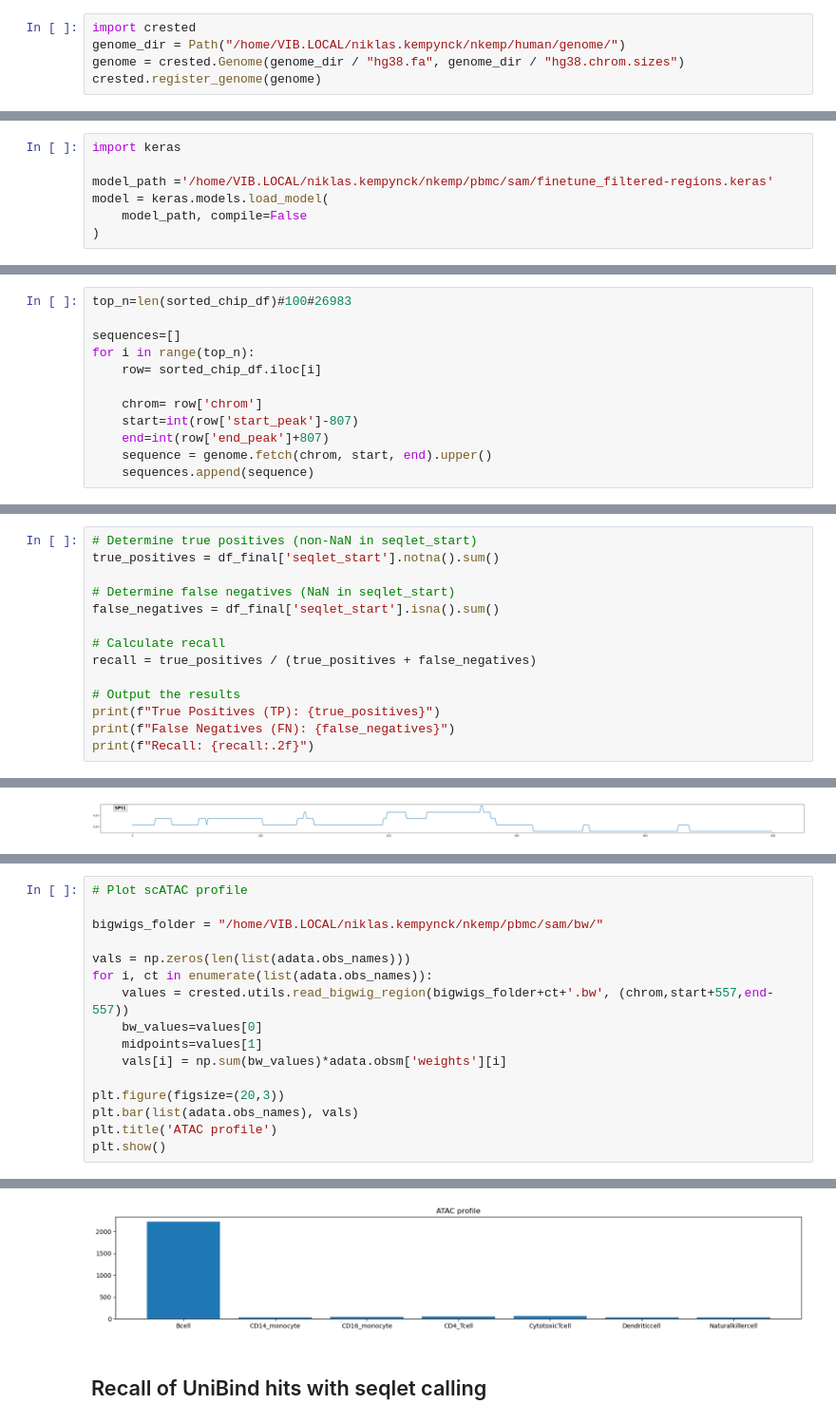
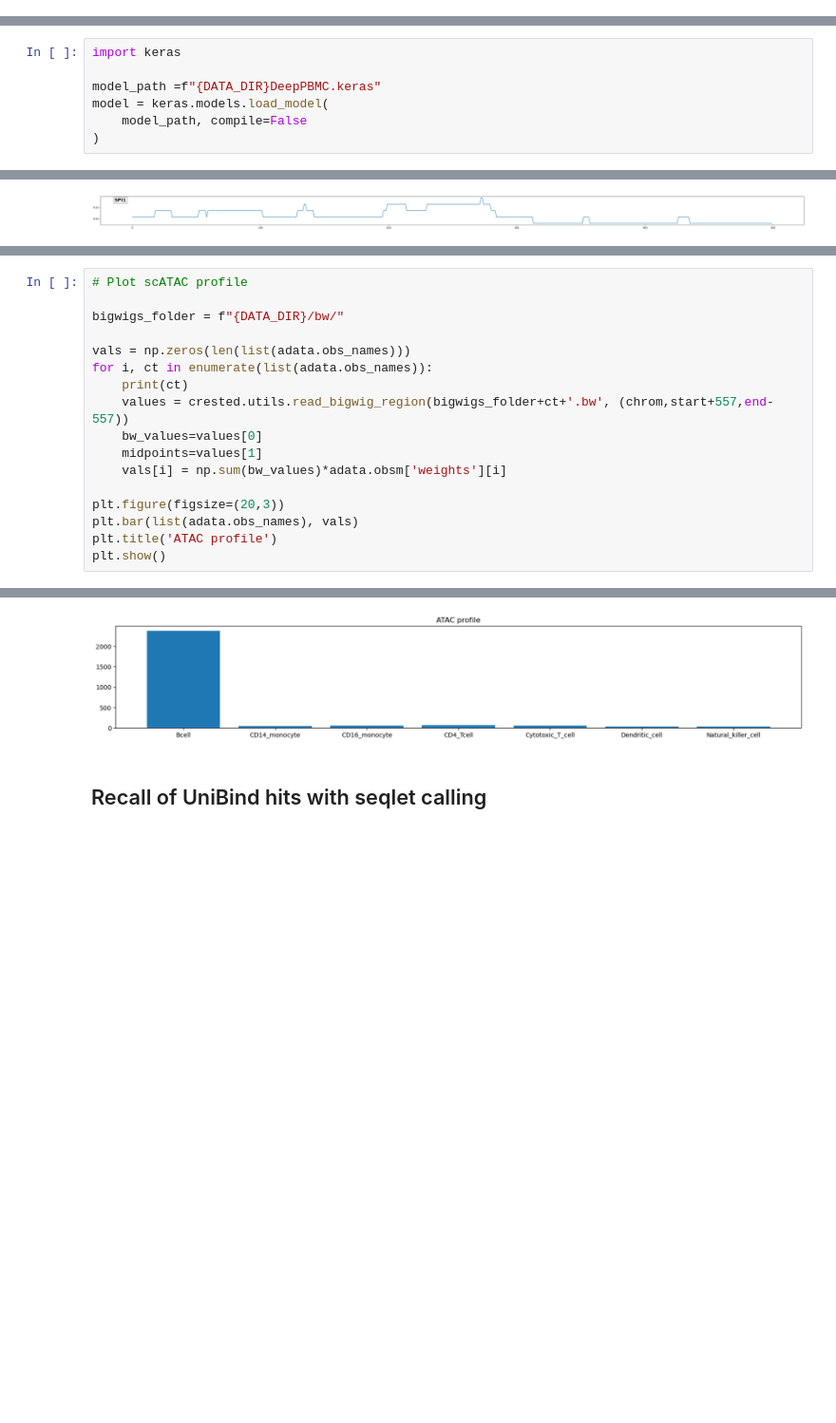
Before and after one commit to aertslab/CREsted-paper, a Jupyter notebook: Figure_3/chip_seq_analysis.ipynb, the cells around one changed output, grey strips where cells are left out. Shown at 95% size. Drawn from its saved outputs; the diff is of its cells as text; blank space fills up the shorter version.

Commit message:
chip-seq notebook finalized

```diff
--- a/Figure_3/chip_seq_analysis.ipynb
+++ b/Figure_3/chip_seq_analysis.ipynb
@@ -123,5 +41,0 @@ chromsizes_file = "/home/VIB.LOCAL/niklas.kempynck/nkemp/human/genome/hg38.chrom
-# %%
-import crested
-genome_dir = Path("/home/VIB.LOCAL/niklas.kempynck/nkemp/human/genome/")
-genome = crested.Genome(genome_dir / "hg38.fa", genome_dir / "hg38.chrom.sizes")
-crested.register_genome(genome)
@@ -143,7 +49,7 @@ Layers with keys:
 # %%
 import keras
 
-model_path ='/home/VIB.LOCAL/niklas.kempynck/nkemp/pbmc/sam/finetune_filtered-regions.keras'
+model_path =f"{DATA_DIR}DeepPBMC.keras"
 model = keras.models.load_model(
     model_path, compile=False
 )
@@ -154,12 +57,0 @@ model = keras.models.load_model(
-# %%
-top_n=len(sorted_chip_df)#100#26983
-
-sequences=[]
-for i in range(top_n):
-    row= sorted_chip_df.iloc[i]
-
-    chrom= row['chrom']
-    start=int(row['start_peak']-807)
-    end=int(row['end_peak']+807)
-    sequence = genome.fetch(chrom, start, end).upper()
-    sequences.append(sequence)
@@ -262,14 +57,0 @@ df_final.head(20)
-# %%
-# Determine true positives (non-NaN in seqlet_start)
-true_positives = df_final['seqlet_start'].notna().sum()
-
-# Determine false negatives (NaN in seqlet_start)
-false_negatives = df_final['seqlet_start'].isna().sum()
-
-# Calculate recall
-recall = true_positives / (true_positives + false_negatives)
-
-# Output the results
-print(f"True Positives (TP): {true_positives}")
-print(f"False Negatives (FN): {false_negatives}")
-print(f"Recall: {recall:.2f}")
@@ -1233,10 +739,11 @@ I0000 00:00:1741796453.274830 3519167 device_compiler.h:188] Compiled cluster us
 # %%
 # Plot scATAC profile
 
-bigwigs_folder = "/home/VIB.LOCAL/niklas.kempynck/nkemp/pbmc/sam/bw/"
+bigwigs_folder = f"{DATA_DIR}/bw/"
 
 vals = np.zeros(len(list(adata.obs_names)))
 for i, ct in enumerate(list(adata.obs_names)):
+    print(ct)
     values = crested.utils.read_bigwig_region(bigwigs_folder+ct+'.bw', (chrom,start+557,end-557))
     bw_values=values[0]
     midpoints=values[1]
@@ -1250,4 +764,4 @@ plt.show()
-[figure, old version]
+[figure, new version]
 # %% [markdown]
 ## Recall of UniBind hits with seqlet calling
 # %%
```
Also changed, not shown: parts of 53 cells of this notebook.
